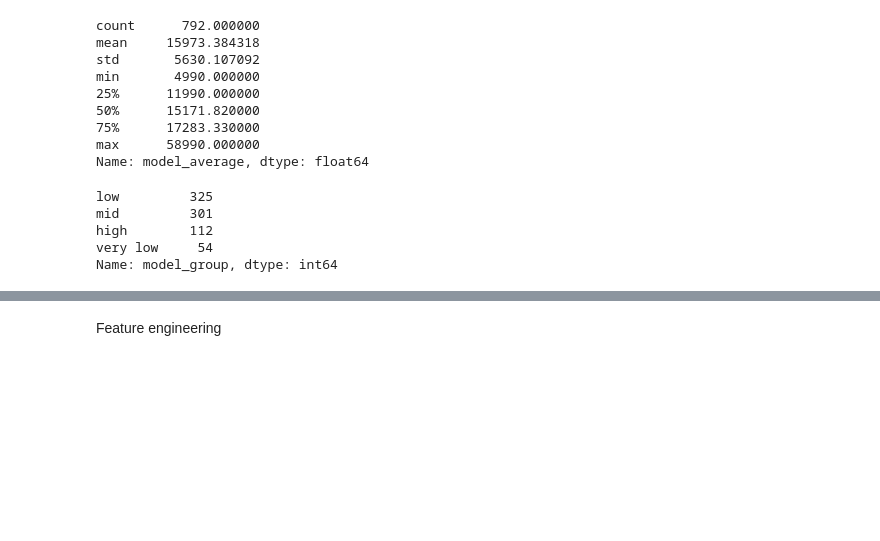
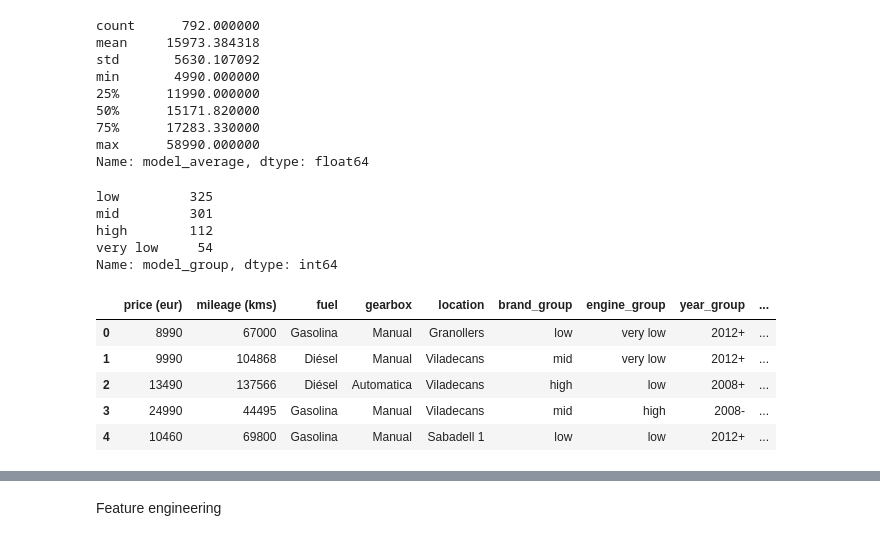
Before and after one commit to Sharzzz001/Machine-Learning-Applications-and-Kaggle-Competitions, a Jupyter notebook: Self-Projects/Car Price barcelona/main.ipynb, the cells around one changed output, grey strips where cells are left out. Saved outputs shown, nothing was run; the diff lists cells and outputs as text; code cells hidden in the pictures; blank space fills up the shorter version.

```diff
--- a/Self-Projects/Car Price barcelona/main.ipynb
+++ b/Self-Projects/Car Price barcelona/main.ipynb
@@ -250,3 +250,12 @@ df1 = df1.drop('engine_average', axis = 1)
+# %%
+df1.head()
+# %% [output]
+|  | price (eur) | mileage (kms) | fuel | gearbox | location | brand_group | engine_group | year_group | ... |
+| 0 | 8990 | 67000 | Gasolina | Manual | Granollers | low | very low | 2012+ | ... |
+| 1 | 9990 | 104868 | Diésel | Manual | Viladecans | mid | very low | 2012+ | ... |
+| 2 | 13490 | 137566 | Diésel | Automatica | Viladecans | high | low | 2008+ | ... |
+| 3 | 24990 | 44495 | Gasolina | Manual | Viladecans | mid | high | 2008- | ... |
+| 4 | 10460 | 69800 | Gasolina | Manual | Sabadell 1 | low | low | 2012+ | ... |
 # %%
 categorical = [var for var in df1.columns if df1[var].dtype=='O']
 print('There are {} categorical variables\n'.format(len(categorical)))
```
Also changed, not shown: parts of 32 cells of this notebook, 1 other file.
